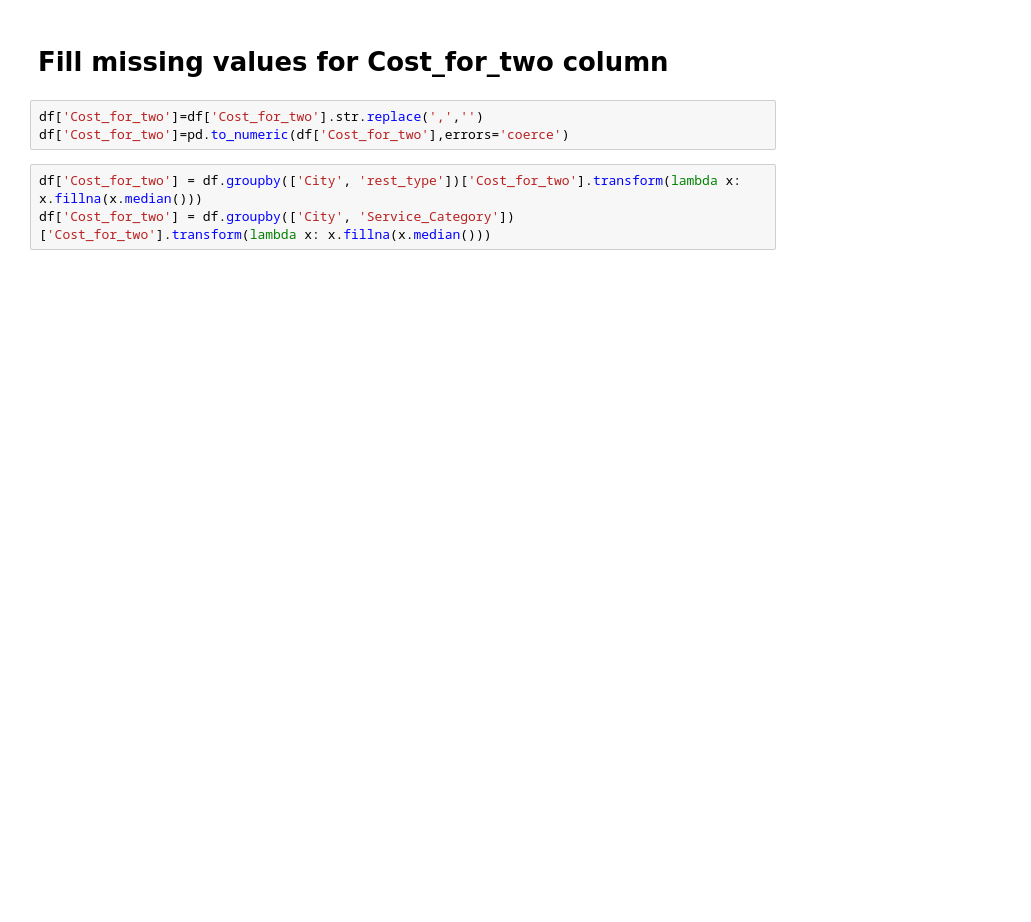
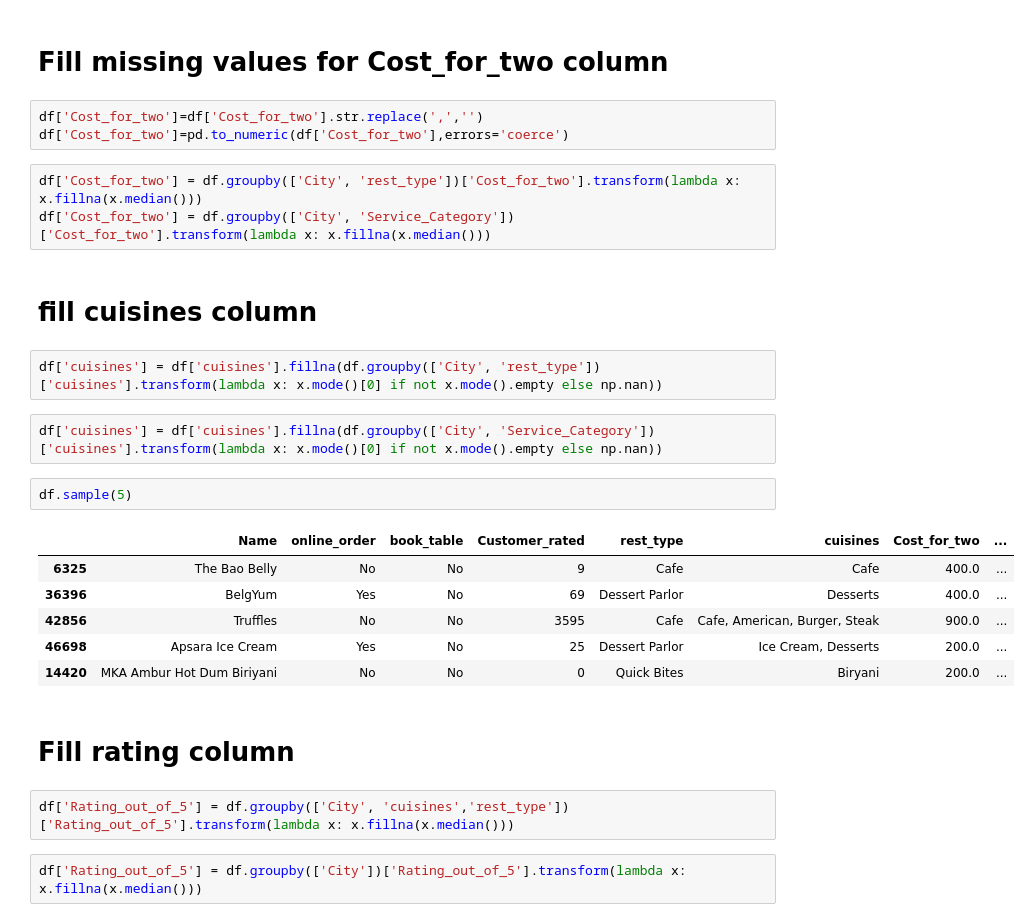
Before and after one commit to Shourya-gupta-01/Zomato_Dataset, a Jupyter notebook: cleaning.ipynb, the cells around one changed output. Saved outputs shown, nothing was run; the diff lists cells and outputs as text; blank space fills up the shorter version.

Commit message:
fill cuisines and rating columns

```diff
--- a/cleaning.ipynb
+++ b/cleaning.ipynb
@@ -100,3 +100,24 @@ df['Cost_for_two']=pd.to_numeric(df['Cost_for_two'],errors='coerce')
 # %%
 df['Cost_for_two'] = df.groupby(['City', 'rest_type'])['Cost_for_two'].transform(lambda x: x.fillna(x.median()))
 df['Cost_for_two'] = df.groupby(['City', 'Service_Category'])['Cost_for_two'].transform(lambda x: x.fillna(x.median()))
+# %% [markdown]
+# fill cuisines column
+# %%
+df['cuisines'] = df['cuisines'].fillna(df.groupby(['City', 'rest_type'])['cuisines'].transform(lambda x: x.mode()[0] if not x.mode().empty else np.nan))
+# %%
+df['cuisines'] = df['cuisines'].fillna(df.groupby(['City', 'Service_Category'])['cuisines'].transform(lambda x: x.mode()[0] if not x.mode().empty else np.nan))
+# %%
+df.sample(5)
+# %% [output]
+|  | Name | online_order | book_table | Customer_rated | rest_type | cuisines | Cost_for_two | ... |
+| 6325 | The Bao Belly | No | No | 9 | Cafe | Cafe | 400.0 | ... |
+| 36396 | BelgYum | Yes | No | 69 | Dessert Parlor | Desserts | 400.0 | ... |
+| 42856 | Truffles | No | No | 3595 | Cafe | Cafe, American, Burger, Steak | 900.0 | ... |
+| 46698 | Apsara Ice Cream | Yes | No | 25 | Dessert Parlor | Ice Cream, Desserts | 200.0 | ... |
+| 14420 | MKA Ambur Hot Dum Biriyani | No | No | 0 | Quick Bites | Biryani | 200.0 | ... |
+# %% [markdown]
+# Fill rating column
+# %%
+df['Rating_out_of_5'] = df.groupby(['City', 'cuisines','rest_type'])['Rating_out_of_5'].transform(lambda x: x.fillna(x.median()))
+# %%
+df['Rating_out_of_5'] = df.groupby(['City'])['Rating_out_of_5'].transform(lambda x: x.fillna(x.median()))
```
Also changed, not shown: parts of 6 cells of this notebook.
